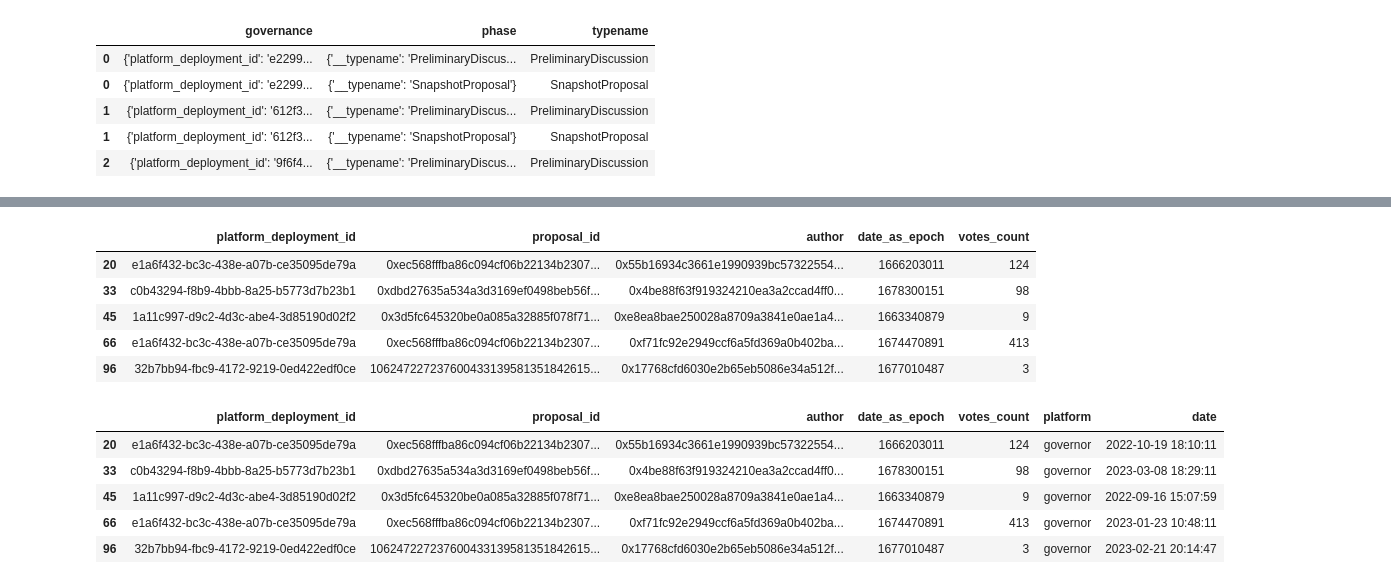
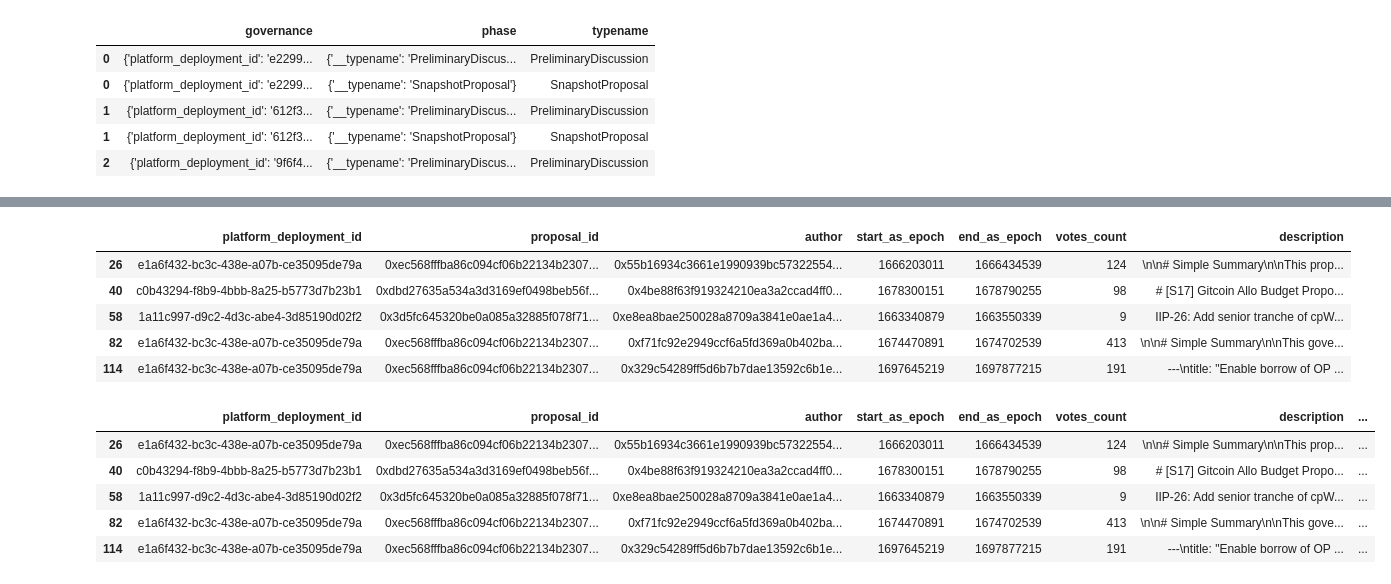
Before and after one commit to daviddavo/daos-verano, a Jupyter notebook: proposals/governor/get_proposals.ipynb, the cells around one changed output, grey strips where cells are left out. Saved outputs shown, nothing was run; the diff lists cells and outputs as text; code cells hidden in the pictures.

Commit message:
Get governor proposals

```diff
--- a/proposals/governor/get_proposals.ipynb
+++ b/proposals/governor/get_proposals.ipynb
@@ -170,7 +181,8 @@ governor_proposals.head()
 # * votes_count
 # %%
 governor_proposals['platform_deployment_id'] = governor_proposals['governance'].map(lambda x: x['platform_deployment_id'])
-governor_proposals['date_as_epoch'] = governor_proposals['start'].map(lambda x: x['date_as_epoch'])
+governor_proposals['start_as_epoch'] = governor_proposals['start'].map(lambda x: x['date_as_epoch'])
+governor_proposals['end_as_epoch'] = governor_proposals['end'].map(lambda x: x['date_as_epoch'])
 # map author out of proposer.author
 governor_proposals['author'] = governor_proposals['proposer'].map(lambda x: x['author'])
 # map votes_count out of voteTally
@@ -186,23 +198,25 @@ governor_proposals.head()
 # %%
-governor_proposals = governor_proposals[['platform_deployment_id', 'proposal_id', 'author', 'date_as_epoch', 'votes_count']]
+governor_proposals = governor_proposals[['platform_deployment_id', 'proposal_id', 'author', 'start_as_epoch', 'end_as_epoch', 'votes_count', 'description']]
 governor_proposals.head()
 # %% [output]
-|  | platform_deployment_id | proposal_id | author | date_as_epoch | votes_count |
-| 20 | e1a6f432-bc3c-438e-a07b-ce35095de79a | 0xec568fffba86c094cf06b22134b2307... | 0x55b16934c3661e1990939bc57322554... | 1666203011 | 124 |
-| 33 | c0b43294-f8b9-4bbb-8a25-b5773d7b23b1 | 0xdbd27635a534a3d3169ef0498beb56f... | 0x4be88f63f919324210ea3a2ccad4ff0... | 1678300151 | 98 |
-| 45 | 1a11c997-d9c2-4d3c-abe4-3d85190d02f2 | 0x3d5fc645320be0a085a32885f078f71... | 0xe8ea8bae250028a8709a3841e0ae1a4... | 1663340879 | 9 |
-| 66 | e1a6f432-bc3c-438e-a07b-ce35095de79a | 0xec568fffba86c094cf06b22134b2307... | 0xf71fc92e2949ccf6a5fd369a0b402ba... | 1674470891 | 413 |
-| 96 | 32b7bb94-fbc9-4172-9219-0ed422edf0ce | 106247227237600433139581351842615... | 0x17768cfd6030e2b65eb5086e34a512f... | 1677010487 | 3 |
+|  | platform_deployment_id | proposal_id | author | start_as_epoch | end_as_epoch | votes_count | description |
+| 26 | e1a6f432-bc3c-438e-a07b-ce35095de79a | 0xec568fffba86c094cf06b22134b2307... | 0x55b16934c3661e1990939bc57322554... | 1666203011 | 1666434539 | 124 | \n\n# Simple Summary\n\nThis prop... |
+| 40 | c0b43294-f8b9-4bbb-8a25-b5773d7b23b1 | 0xdbd27635a534a3d3169ef0498beb56f... | 0x4be88f63f919324210ea3a2ccad4ff0... | 1678300151 | 1678790255 | 98 | # [S17] Gitcoin Allo Budget Propo... |
+| 58 | 1a11c997-d9c2-4d3c-abe4-3d85190d02f2 | 0x3d5fc645320be0a085a32885f078f71... | 0xe8ea8bae250028a8709a3841e0ae1a4... | 1663340879 | 1663550339 | 9 | IIP-26: Add senior tranche of cpW... |
+| 82 | e1a6f432-bc3c-438e-a07b-ce35095de79a | 0xec568fffba86c094cf06b22134b2307... | 0xf71fc92e2949ccf6a5fd369a0b402ba... | 1674470891 | 1674702539 | 413 | \n\n# Simple Summary\n\nThis gove... |
+| 114 | e1a6f432-bc3c-438e-a07b-ce35095de79a | 0xec568fffba86c094cf06b22134b2307... | 0x329c54289ff5d6b7b7dae13592c6b1e... | 1697645219 | 1697877215 | 191 | ---\ntitle: "Enable borrow of OP ... |
 # %%
 governor_proposals['platform'] = 'governor'
 # %%
 # parse date from seconds epoch
-governor_proposals['date'] = pd.to_datetime(governor_proposals['date_as_epoch'], unit='s')
+governor_proposals['start'] = pd.to_datetime(governor_proposals['start_as_epoch'], unit='s')
+governor_proposals['end'] = pd.to_datetime(governor_proposals['end_as_epoch'], unit='s')
+governor_proposals['date'] = governor_proposals['start']
 governor_proposals.head()
 # %% [output]
-|  | platform_deployment_id | proposal_id | author | date_as_epoch | votes_count | platform | date |
-| 20 | e1a6f432-bc3c-438e-a07b-ce35095de79a | 0xec568fffba86c094cf06b22134b2307... | 0x55b16934c3661e1990939bc57322554... | 1666203011 | 124 | governor | 2022-10-19 18:10:11 |
-| 33 | c0b43294-f8b9-4bbb-8a25-b5773d7b23b1 | 0xdbd27635a534a3d3169ef0498beb56f... | 0x4be88f63f919324210ea3a2ccad4ff0... | 1678300151 | 98 | governor | 2023-03-08 18:29:11 |
-| 45 | 1a11c997-d9c2-4d3c-abe4-3d85190d02f2 | 0x3d5fc645320be0a085a32885f078f71... | 0xe8ea8bae250028a8709a3841e0ae1a4... | 1663340879 | 9 | governor | 2022-09-16 15:07:59 |
-| 66 | e1a6f432-bc3c-438e-a07b-ce35095de79a | 0xec568fffba86c094cf06b22134b2307... | 0xf71fc92e2949ccf6a5fd369a0b402ba... | 1674470891 | 413 | governor | 2023-01-23 10:48:11 |
-| 96 | 32b7bb94-fbc9-4172-9219-0ed422edf0ce | 106247227237600433139581351842615... | 0x17768cfd6030e2b65eb5086e34a512f... | 1677010487 | 3 | governor | 2023-02-21 20:14:47 |
+|  | platform_deployment_id | proposal_id | author | start_as_epoch | end_as_epoch | votes_count | description | ... |
+| 26 | e1a6f432-bc3c-438e-a07b-ce35095de79a | 0xec568fffba86c094cf06b22134b2307... | 0x55b16934c3661e1990939bc57322554... | 1666203011 | 1666434539 | 124 | \n\n# Simple Summary\n\nThis prop... | ... |
+| 40 | c0b43294-f8b9-4bbb-8a25-b5773d7b23b1 | 0xdbd27635a534a3d3169ef0498beb56f... | 0x4be88f63f919324210ea3a2ccad4ff0... | 1678300151 | 1678790255 | 98 | # [S17] Gitcoin Allo Budget Propo... | ... |
+| 58 | 1a11c997-d9c2-4d3c-abe4-3d85190d02f2 | 0x3d5fc645320be0a085a32885f078f71... | 0xe8ea8bae250028a8709a3841e0ae1a4... | 1663340879 | 1663550339 | 9 | IIP-26: Add senior tranche of cpW... | ... |
+| 82 | e1a6f432-bc3c-438e-a07b-ce35095de79a | 0xec568fffba86c094cf06b22134b2307... | 0xf71fc92e2949ccf6a5fd369a0b402ba... | 1674470891 | 1674702539 | 413 | \n\n# Simple Summary\n\nThis gove... | ... |
+| 114 | e1a6f432-bc3c-438e-a07b-ce35095de79a | 0xec568fffba86c094cf06b22134b2307... | 0x329c54289ff5d6b7b7dae13592c6b1e... | 1697645219 | 1697877215 | 191 | ---\ntitle: "Enable borrow of OP ... | ... |
```
Also changed, not shown: parts of 16 cells of this notebook, 1 other file.
